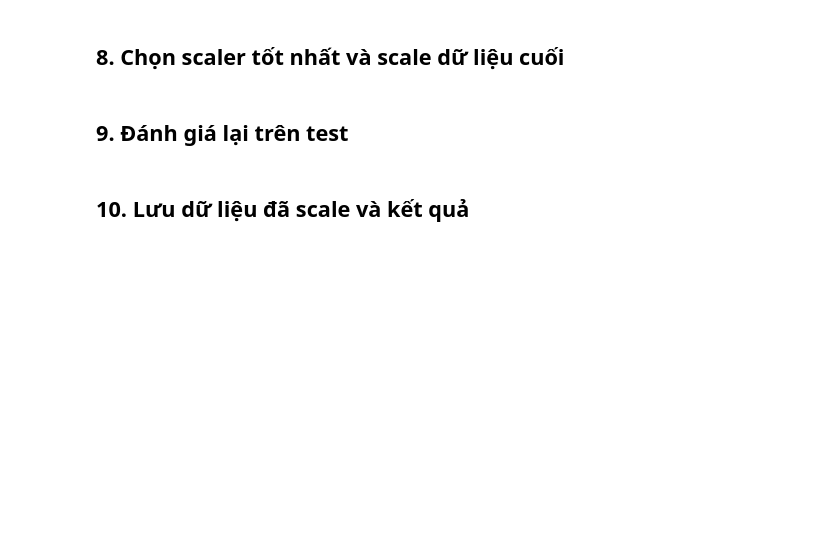
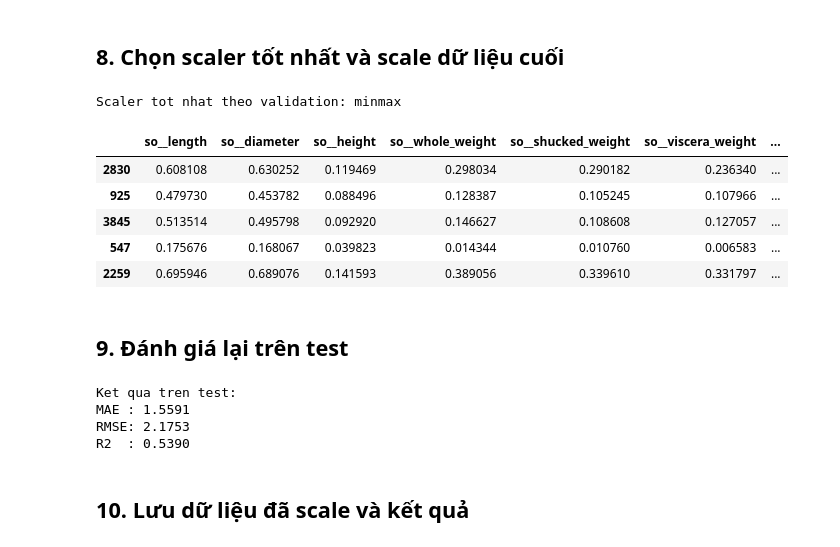
Before and after one commit to Gtvkun-ai/TNTT_Repo_Abalone6, a Jupyter notebook: AbaloneAge/notebooks/research/02_preprocessing_scaling.ipynb, the cells around one changed output. Drawn from its saved outputs; the diff is of its cells as text; code cells hidden in the pictures; blank space fills up the shorter version.

```diff
--- a/AbaloneAge/notebooks/research/02_preprocessing_scaling.ipynb
+++ b/AbaloneAge/notebooks/research/02_preprocessing_scaling.ipynb
@@ -182,46 +230,59 @@ print('Da luu hinh: 02_preprocessing_scaling_comparison.png')
 # %% [markdown]
 ## 8. Chọn scaler tốt nhất và scale dữ liệu cuối
 # %%
-ten_scaler_tot_nhat = bang_ket_qua.iloc[0]['scaler']
-print('Scaler tot nhat theo validation:', ten_scaler_tot_nhat)
+tên_scaler_tốt_nhất = bảng_kết_quả.iloc[0]['scaler']
+print('Scaler tốt nhất theo validation:', tên_scaler_tốt_nhất)
 
-scaler_tot = cac_scaler[ten_scaler_tot_nhat]
-tien_xu_ly_tot = ColumnTransformer(transformers=[
+scaler_tốt = các_scaler[tên_scaler_tốt_nhất]
+tiền_xử_lý_tốt = ColumnTransformer(transformers=[
     ('so', Pipeline(steps=[
         ('dien_khuyet', SimpleImputer(strategy='median')),
-        ('scale', scaler_tot),
-    ]), cot_so),
+        ('scale', scaler_tốt),
+    ]), cột_số),
     ('hang_muc', Pipeline(steps=[
         ('dien_khuyet', SimpleImputer(strategy='most_frequent')),
         ('one_hot', OneHotEncoder(handle_unknown='ignore'))
-    ]), cot_hang_muc),
+    ]), cột_hạng_mục),
 ])
 
-X_train_scaled = tien_xu_ly_tot.fit_transform(X_train)
-X_val_scaled = tien_xu_ly_tot.transform(X_val)
-X_test_scaled = tien_xu_ly_tot.transform(X_test)
+X_train_scaled = tiền_xử_lý_tốt.fit_transform(X_train)
+X_val_scaled = tiền_xử_lý_tốt.transform(X_val)
+X_test_scaled = tiền_xử_lý_tốt.transform(X_test)
 
-ten_dac_trung = tien_xu_ly_tot.get_feature_names_out()
-df_train_scaled = pd.DataFrame(X_train_scaled, columns=ten_dac_trung, index=X_train.index)
-df_val_scaled = pd.DataFrame(X_val_scaled, columns=ten_dac_trung, index=X_val.index)
-df_test_scaled = pd.DataFrame(X_test_scaled, columns=ten_dac_trung, index=X_test.index)
+tên_đặc_trưng = tiền_xử_lý_tốt.get_feature_names_out()
+df_train_scaled = pd.DataFrame(X_train_scaled, columns=tên_đặc_trưng, index=X_train.index)
+df_val_scaled = pd.DataFrame(X_val_scaled, columns=tên_đặc_trưng, index=X_val.index)
+df_test_scaled = pd.DataFrame(X_test_scaled, columns=tên_đặc_trưng, index=X_test.index)
 
 df_train_scaled.head()
+# %% [output]
+Scaler tot nhat theo validation: minmax
+|  | so__length | so__diameter | so__height | so__whole_weight | so__shucked_weight | so__viscera_weight | ... |
+| 2830 | 0.608108 | 0.630252 | 0.119469 | 0.298034 | 0.290182 | 0.236340 | ... |
+| 925 | 0.479730 | 0.453782 | 0.088496 | 0.128387 | 0.105245 | 0.107966 | ... |
+| 3845 | 0.513514 | 0.495798 | 0.092920 | 0.146627 | 0.108608 | 0.127057 | ... |
+| 547 | 0.175676 | 0.168067 | 0.039823 | 0.014344 | 0.010760 | 0.006583 | ... |
+| 2259 | 0.695946 | 0.689076 | 0.141593 | 0.389056 | 0.339610 | 0.331797 | ... |
 # %% [markdown]
 ## 9. Đánh giá lại trên test
 # %%
-mo_hinh_cuoi = Ridge(alpha=1.0)
-mo_hinh_cuoi.fit(X_train_scaled, y_train)
-du_doan_test = mo_hinh_cuoi.predict(X_test_scaled)
+mô_hình_cuối = Ridge(alpha=1.0)
+mô_hình_cuối.fit(X_train_scaled, y_train)
+dự_đoán_test = mô_hình_cuối.predict(X_test_scaled)
 
-mae_test = mean_absolute_error(y_test, du_doan_test)
-rmse_test = np.sqrt(mean_squared_error(y_test, du_doan_test))
-r2_test = r2_score(y_test, du_doan_test)
+mae_test = mean_absolute_error(y_test, dự_đoán_test)
+rmse_test = np.sqrt(mean_squared_error(y_test, dự_đoán_test))
+r2_test = r2_score(y_test, dự_đoán_test)
 
-print('Ket qua tren test:')
+print('Kết quả trên test:')
 print(f'MAE : {mae_test:.4f}')
 print(f'RMSE: {rmse_test:.4f}')
 print(f'R2  : {r2_test:.4f}')
+# %% [output]
+Ket qua tren test:
+MAE : 1.5591
+RMSE: 2.1753
+R2  : 0.5390
 # %% [markdown]
 ## 10. Lưu dữ liệu đã scale và kết quả
 # %%
```
Also changed, not shown: parts of 7 cells of this notebook, 9 other files.
